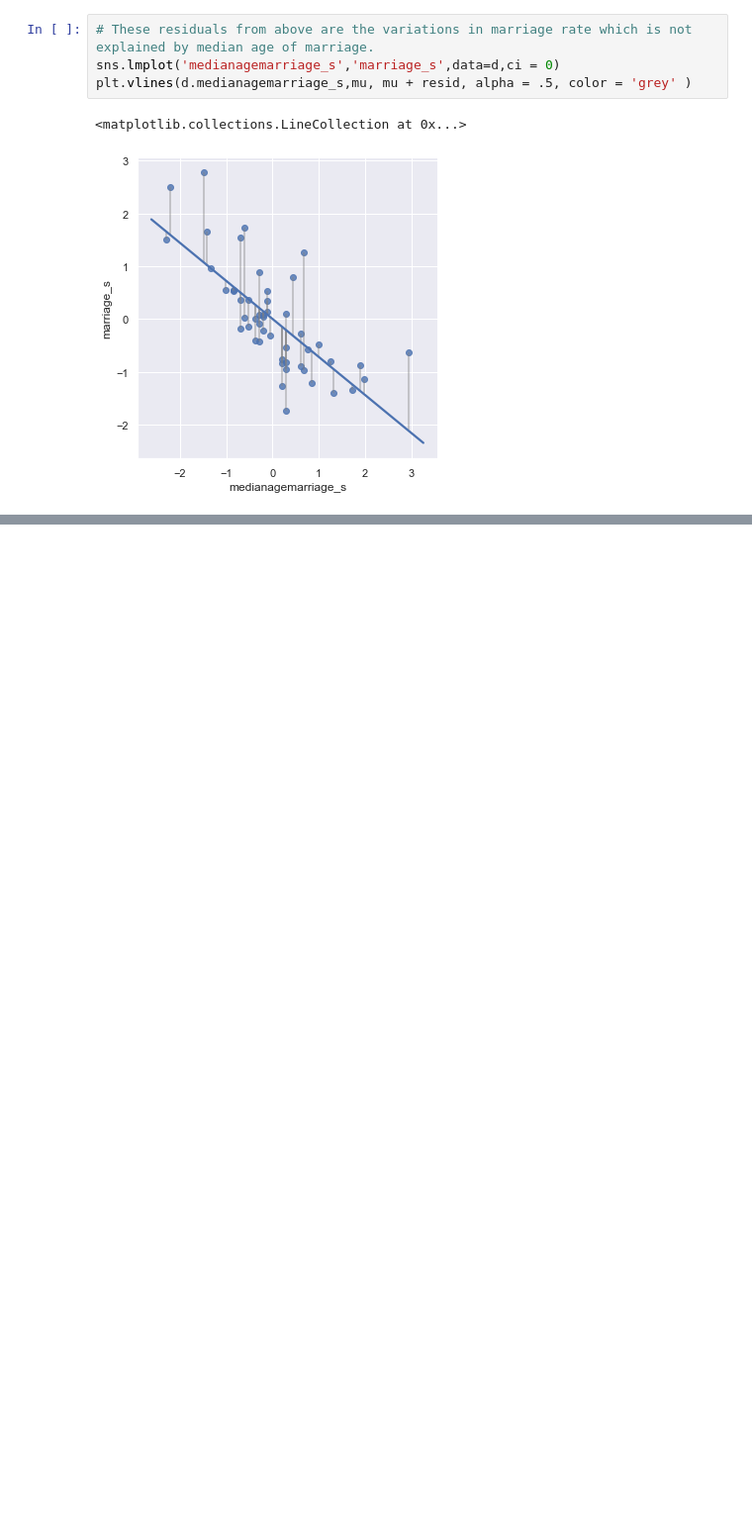
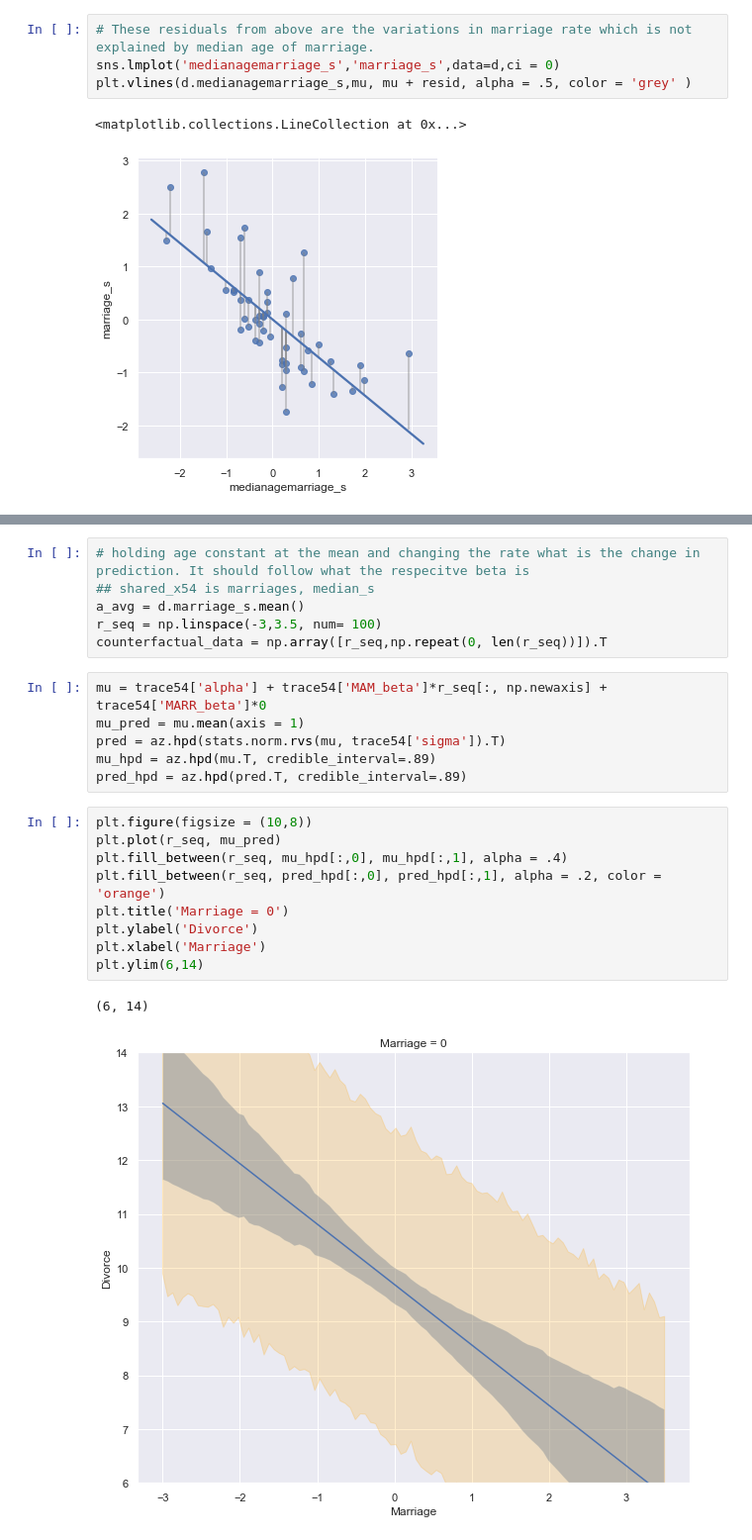
Before and after one commit to jkelley7/stat_rethinking, a Jupyter notebook: Chapter_5.ipynb, the cells around one changed output, grey strips where cells are left out. Shown at 99% size. Drawn from its saved outputs; the diff is of its cells as text; blank space fills up the shorter version.

```diff
--- a/Chapter_5.ipynb
+++ b/Chapter_5.ipynb
@@ -251,0 +260,24 @@ plt.plot(d.loc[idx,'medianagemarriage_s'], mu[idx], linestyle = '-',color = 'bla
+# %%
+# holding age constant at the mean and changing the rate what is the change in prediction. It should follow what the respecitve beta is
+## shared_x54 is marriages, median_s
+a_avg = d.marriage_s.mean()
+r_seq = np.linspace(-3,3.5, num= 100)
+counterfactual_data = np.array([r_seq,np.repeat(0, len(r_seq))]).T
+# %%
+mu = trace54['alpha'] + trace54['MAM_beta']*r_seq[:, np.newaxis] + trace54['MARR_beta']*0
+mu_pred = mu.mean(axis = 1)
+pred = az.hpd(stats.norm.rvs(mu, trace54['sigma']).T)
+mu_hpd = az.hpd(mu.T, credible_interval=.89)
+pred_hpd = az.hpd(pred.T, credible_interval=.89)
+# %%
+plt.figure(figsize = (10,8))
+plt.plot(r_seq, mu_pred)
+plt.fill_between(r_seq, mu_hpd[:,0], mu_hpd[:,1], alpha = .4)
+plt.fill_between(r_seq, pred_hpd[:,0], pred_hpd[:,1], alpha = .2, color = 'orange')
+plt.title('Marriage = 0')
+plt.ylabel('Divorce')
+plt.xlabel('Marriage')
+plt.ylim(6,14)
+# %% [output]
+(6, 14)
+[figure, added]
```
Also changed, not shown: parts of 14 cells of this notebook.
